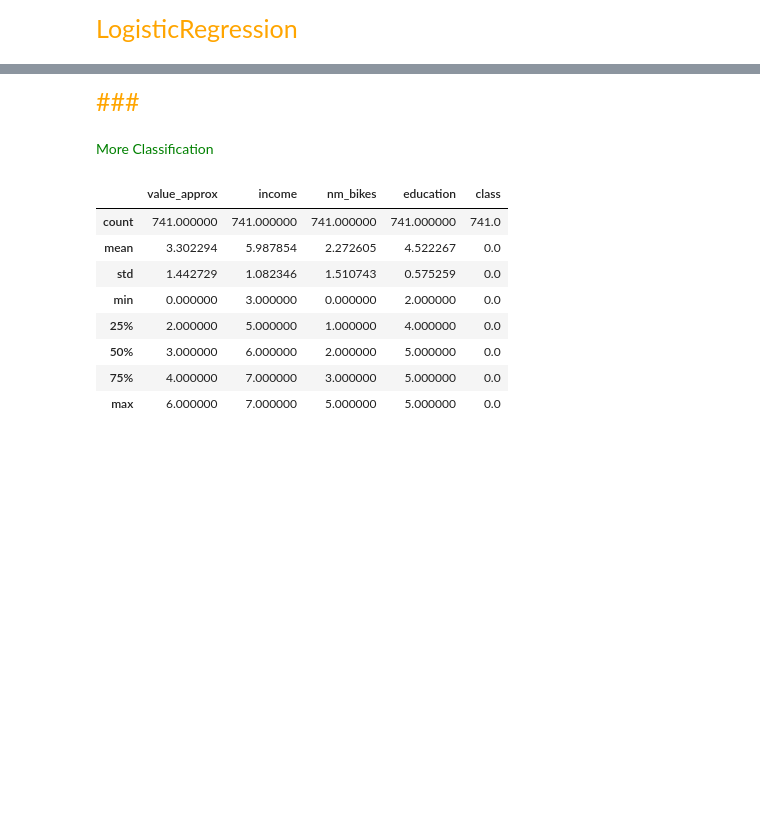
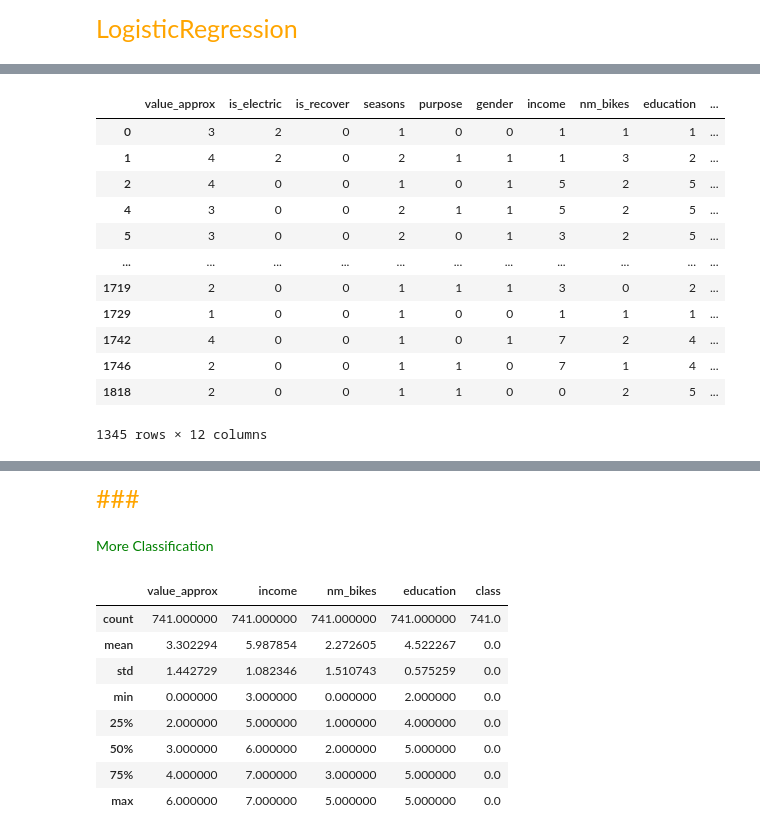
Before and after one commit to achic19/Biketheft, a Jupyter notebook: python/notebooks/paper_2_notebook/advanced_analysis.ipynb, the cells around one changed output, grey strips where cells are left out. Drawn from its saved outputs; the diff is of its cells as text; code cells hidden in the pictures; blank space fills up the shorter version.

```diff
--- a/python/notebooks/paper_2_notebook/advanced_analysis.ipynb
+++ b/python/notebooks/paper_2_notebook/advanced_analysis.ipynb
@@ -371,0 +489,16 @@ more_data
+# %%
+data_as_ordinal_dt
+# %% [output]
+|  | value_approx | is_electric | is_recover | seasons | purpose | gender | income | nm_bikes | education | ... |
+| 0 | 3 | 2 | 0 | 1 | 0 | 0 | 1 | 1 | 1 | ... |
+| 1 | 4 | 2 | 0 | 2 | 1 | 1 | 1 | 3 | 2 | ... |
+| 2 | 4 | 0 | 0 | 1 | 0 | 1 | 5 | 2 | 5 | ... |
+| 4 | 3 | 0 | 0 | 2 | 1 | 1 | 5 | 2 | 5 | ... |
+| 5 | 3 | 0 | 0 | 2 | 0 | 1 | 3 | 2 | 5 | ... |
+| ... | ... | ... | ... | ... | ... | ... | ... | ... | ... | ... |
+| 1719 | 2 | 0 | 0 | 1 | 1 | 1 | 3 | 0 | 2 | ... |
+| 1729 | 1 | 0 | 0 | 1 | 0 | 0 | 1 | 1 | 1 | ... |
+| 1742 | 4 | 0 | 0 | 1 | 0 | 1 | 7 | 2 | 4 | ... |
+| 1746 | 2 | 0 | 0 | 1 | 1 | 0 | 7 | 1 | 4 | ... |
+| 1818 | 2 | 0 | 0 | 1 | 1 | 0 | 0 | 2 | 5 | ... |
+1345 rows × 12 columns
```
Also changed, not shown: parts of 29 cells of this notebook.
